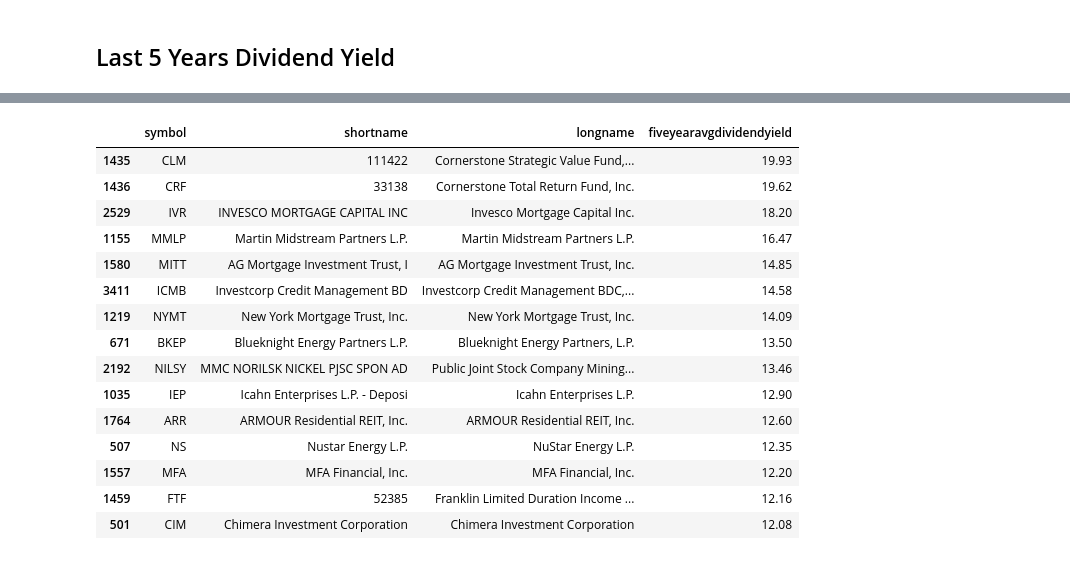
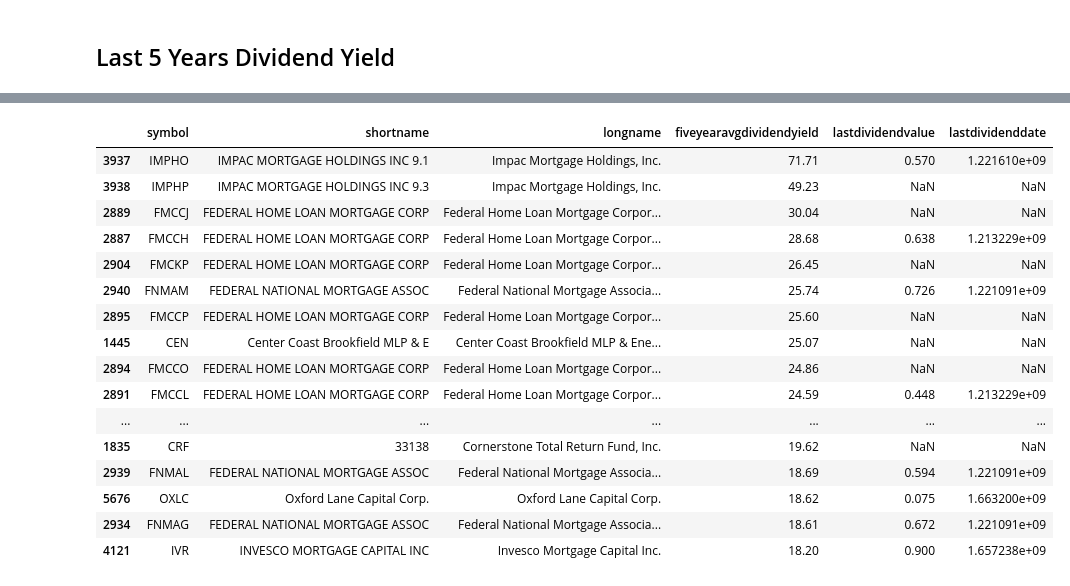
Before and after one commit to alpha2phi-platform/alphalib, a Jupyter notebook: 02_analysis.ipynb, the cells around one changed output, grey strips where cells are left out. Cells and saved outputs as stored; diff of their text form; code cells hidden in the pictures.

```diff
--- a/02_analysis.ipynb
+++ b/02_analysis.ipynb
@@ -69,23 +97,24 @@ Name: symbol, dtype: int64
 # %%
-df_yield = df_stock_info.sort_values(by=["fiveyearavgdividendyield"], ascending=False)[["symbol","shortname","longname","fiveyearavgdividendyield"]].head(15)
+df_yield = df_stock_info.sort_values(by=["fiveyearavgdividendyield"], ascending=False)[["symbol","shortname","longname","fiveyearavgdividendyield", "lastdividendvalue", "lastdividenddate"]].head(25)
 df_yield
 # %% [output]
-|  | symbol | shortname | longname | fiveyearavgdividendyield |
-| 1435 | CLM | 111422 | Cornerstone Strategic Value Fund,... | 19.93 |
-| 1436 | CRF | 33138 | Cornerstone Total Return Fund, Inc. | 19.62 |
-| 2529 | IVR | INVESCO MORTGAGE CAPITAL INC | Invesco Mortgage Capital Inc. | 18.20 |
-| 1155 | MMLP | Martin Midstream Partners L.P. | Martin Midstream Partners L.P. | 16.47 |
-| 1580 | MITT | AG Mortgage Investment Trust, I | AG Mortgage Investment Trust, Inc. | 14.85 |
-| 3411 | ICMB | Investcorp Credit Management BD | Investcorp Credit Management BDC,... | 14.58 |
-| 1219 | NYMT | New York Mortgage Trust, Inc. | New York Mortgage Trust, Inc. | 14.09 |
-| 671 | BKEP | Blueknight Energy Partners L.P. | Blueknight Energy Partners, L.P. | 13.50 |
-| 2192 | NILSY | MMC NORILSK NICKEL PJSC SPON AD | Public Joint Stock Company Mining... | 13.46 |
-| 1035 | IEP | Icahn Enterprises L.P. - Deposi | Icahn Enterprises L.P. | 12.90 |
-| 1764 | ARR | ARMOUR Residential REIT, Inc. | ARMOUR Residential REIT, Inc. | 12.60 |
-| 507 | NS | Nustar Energy L.P. | NuStar Energy L.P. | 12.35 |
-| 1557 | MFA | MFA Financial, Inc. | MFA Financial, Inc. | 12.20 |
-| 1459 | FTF | 52385 | Franklin Limited Duration Income ... | 12.16 |
-| 501 | CIM | Chimera Investment Corporation | Chimera Investment Corporation | 12.08 |
+|  | symbol | shortname | longname | fiveyearavgdividendyield | lastdividendvalue | lastdividenddate |
+| 3937 | IMPHO | IMPAC MORTGAGE HOLDINGS INC 9.1 | Impac Mortgage Holdings, Inc. | 71.71 | 0.570 | 1.221610e+09 |
+| 3938 | IMPHP | IMPAC MORTGAGE HOLDINGS INC 9.3 | Impac Mortgage Holdings, Inc. | 49.23 | NaN | NaN |
+| 2889 | FMCCJ | FEDERAL HOME LOAN MORTGAGE CORP | Federal Home Loan Mortgage Corpor... | 30.04 | NaN | NaN |
+| 2887 | FMCCH | FEDERAL HOME LOAN MORTGAGE CORP | Federal Home Loan Mortgage Corpor... | 28.68 | 0.638 | 1.213229e+09 |
+| 2904 | FMCKP | FEDERAL HOME LOAN MORTGAGE CORP | Federal Home Loan Mortgage Corpor... | 26.45 | NaN | NaN |
+| 2940 | FNMAM | FEDERAL NATIONAL MORTGAGE ASSOC | Federal National Mortgage Associa... | 25.74 | 0.726 | 1.221091e+09 |
+| 2895 | FMCCP | FEDERAL HOME LOAN MORTGAGE CORP | Federal Home Loan Mortgage Corpor... | 25.60 | NaN | NaN |
+| 1445 | CEN | Center Coast Brookfield MLP & E | Center Coast Brookfield MLP & Ene... | 25.07 | NaN | NaN |
+| 2894 | FMCCO | FEDERAL HOME LOAN MORTGAGE CORP | Federal Home Loan Mortgage Corpor... | 24.86 | NaN | NaN |
+| 2891 | FMCCL | FEDERAL HOME LOAN MORTGAGE CORP | Federal Home Loan Mortgage Corpor... | 24.59 | 0.448 | 1.213229e+09 |
+| ... | ... | ... | ... | ... | ... | ... |
+| 1835 | CRF | 33138 | Cornerstone Total Return Fund, Inc. | 19.62 | NaN | NaN |
+| 2939 | FNMAL | FEDERAL NATIONAL MORTGAGE ASSOC | Federal National Mortgage Associa... | 18.69 | 0.594 | 1.221091e+09 |
+| 5676 | OXLC | Oxford Lane Capital Corp. | Oxford Lane Capital Corp. | 18.62 | 0.075 | 1.663200e+09 |
+| 2934 | FNMAG | FEDERAL NATIONAL MORTGAGE ASSOC | Federal National Mortgage Associa... | 18.61 | 0.672 | 1.221091e+09 |
+| 4121 | IVR | INVESCO MORTGAGE CAPITAL INC | Invesco Mortgage Capital Inc. | 18.20 | 0.900 | 1.657238e+09 |
 # %%
 df_stock[df_stock["symbol"].isin(["CLM", "CRF", "ICMB"])].head(100)
 # %% [output]
```
Also changed, not shown: parts of 4 cells of this notebook, 5 other files.
